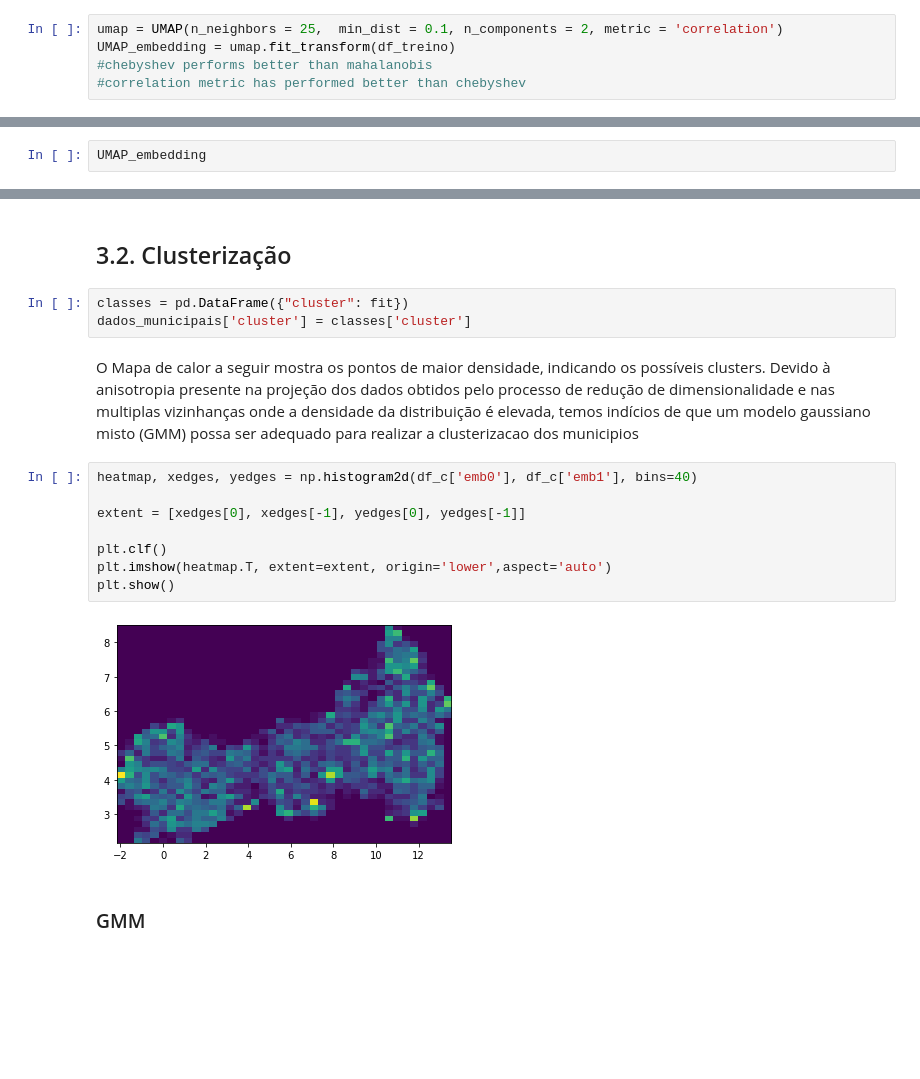
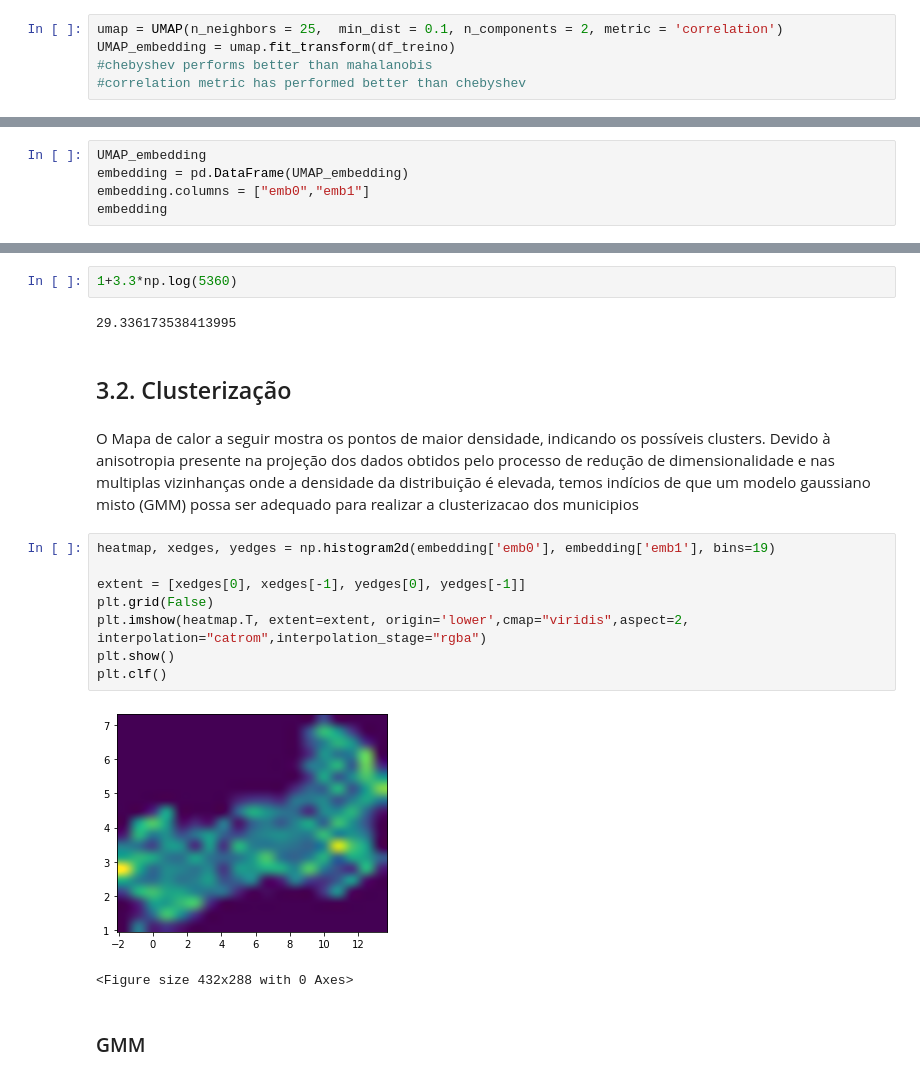
Before and after one commit to Jailsonrs/Poneglyph, a Jupyter notebook: UMAP-GMM.ipynb, the cells around one changed output, grey strips where cells are left out. Drawn from its saved outputs; the diff is of its cells as text; blank space fills up the shorter version.

Commit message:
descricao clusters

```diff
--- a/UMAP-GMM.ipynb
+++ b/UMAP-GMM.ipynb
@@ -174,3 +176,6 @@ plt.scatter(UMAP_embedding[:,0], UMAP_embedding[:,1])
 # %%
 UMAP_embedding
+embedding = pd.DataFrame(UMAP_embedding)
+embedding.columns = ["emb0","emb1"]
+embedding
 # %% [output]
@@ -184,21 +195,23 @@ array([[ 9.882428 ,  4.082546 ],
+# %%
+1+3.3*np.log(5360)
+# %% [output]
+29.336173538413995
 # %% [markdown]
 ## 3.2. Clusterização
-# %%
-classes = pd.DataFrame({"cluster": fit})
-dados_municipais['cluster'] = classes['cluster']
 # %% [markdown]
 O Mapa de calor a seguir mostra os pontos de maior densidade, indicando os possíveis clusters.
 Devido à anisotropia presente na projeção dos dados obtidos pelo processo de redução de dimensionalidade e nas multiplas vizinhanças onde a densidade da distribuição é elevada, temos indícios de que um modelo gaussiano misto (GMM) possa ser adequado para realizar a clusterizacao dos municipios
 # %%
-heatmap, xedges, yedges = np.histogram2d(df_c['emb0'], df_c['emb1'], bins=40)
+heatmap, xedges, yedges = np.histogram2d(embedding['emb0'], embedding['emb1'], bins=19)
 
 extent = [xedges[0], xedges[-1], yedges[0], yedges[-1]]
-
+plt.grid(False)
+plt.imshow(heatmap.T, extent=extent, origin='lower',cmap="viridis",aspect=2, interpolation="catrom",interpolation_stage="rgba")
+plt.show()
 plt.clf()
-plt.imshow(heatmap.T, extent=extent, origin='lower',aspect='auto')
-plt.show()
 # %% [output]
-[figure, old version]
+[figure, new version]
+<Figure size 432x288 with 0 Axes>
 # %% [markdown]
 ### GMM
 # %% [markdown]
```
Also changed, not shown: parts of 16 cells of this notebook.
